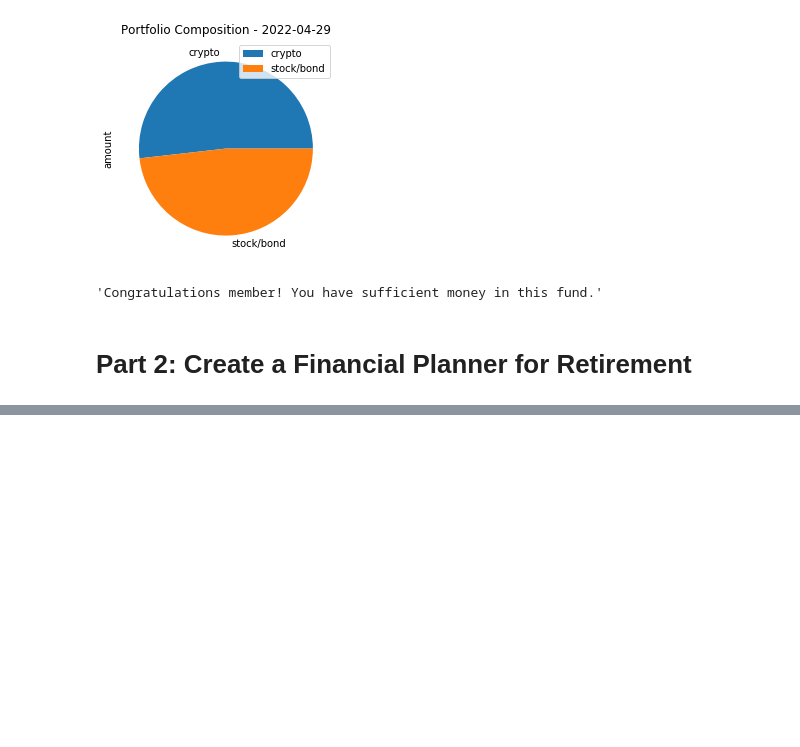
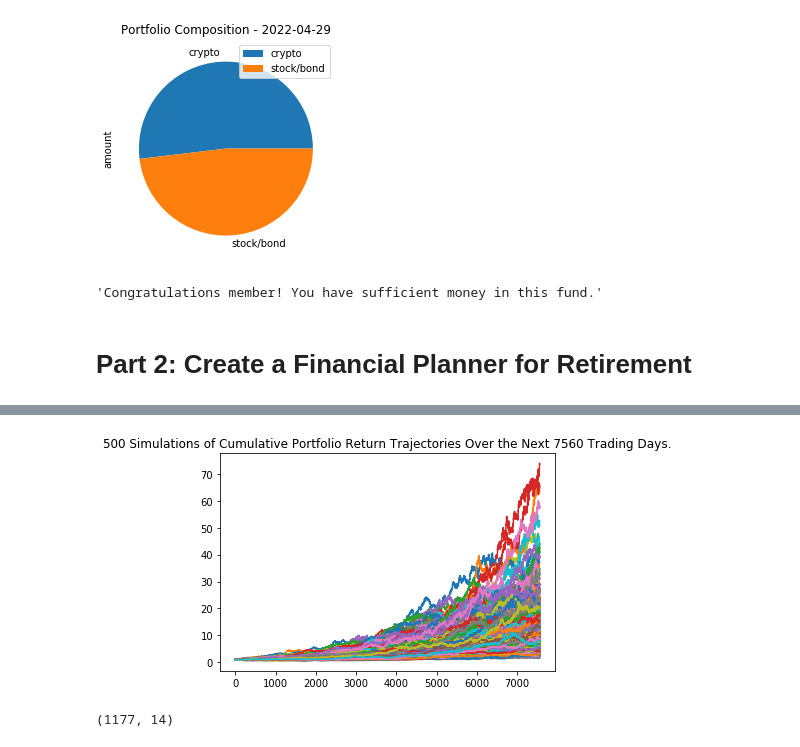
Before and after one commit to heitzo/Financial_Planners, a Jupyter notebook: Financial_planning_tools_.ipynb, the cells around one changed output, grey strips where cells are left out. Saved outputs shown, nothing was run; the diff lists cells and outputs as text; code cells hidden in the pictures; blank space fills up the shorter version.

```diff
--- a/Financial_planning_tools_.ipynb
+++ b/Financial_planning_tools_.ipynb
@@ -313,7 +324,13 @@ display(pricing_df.tail())
 # Configure the Monte Carlo simulation to forecast 30 years cumulative returns
 # The weights should be split 40% to AGG and 60% to SPY.
 # Run 500 samples.
-# YOUR CODE HERE
+MC_thirty_year = MCSimulation(
+    pricing_df,
+    weights = [.6, .4],
+    num_simulation = 500,
+    num_trading_days = 252*30
+)
 
-# Review the simulation input data
-# YOUR CODE HERE
+# Review the simulation input data by calling the portfolio_data function
+display(MC_thirty_year.portfolio_data.head())
+display(MC_thirty_year.portfolio_data.tail())
@@ -320,2 +353,0 @@ display(pricing_df.tail())
-# %%
-MC_thirty_year = MCSimulation(prices_df, weights = [.6, .4], num_simulation = 100, num_trading_days = 252*30)
@@ -321,0 +418,11 @@ MC_thirty_year = MCSimulation(prices_df, weights = [.6, .4], num_simulation = 10
+# %%
+# Visualize the 30-year Monte Carlo simulation by creating an
+# overlay line plot
+MC_sim_line_plot = MC_thirty_year.plot_simulation()
+# %% [output]
+[figure, added]
+# %%
+# check shape
+pricing_df.shape
+# %% [output]
+(1177, 14)
```
Also changed, not shown: parts of 30 cells of this notebook.
